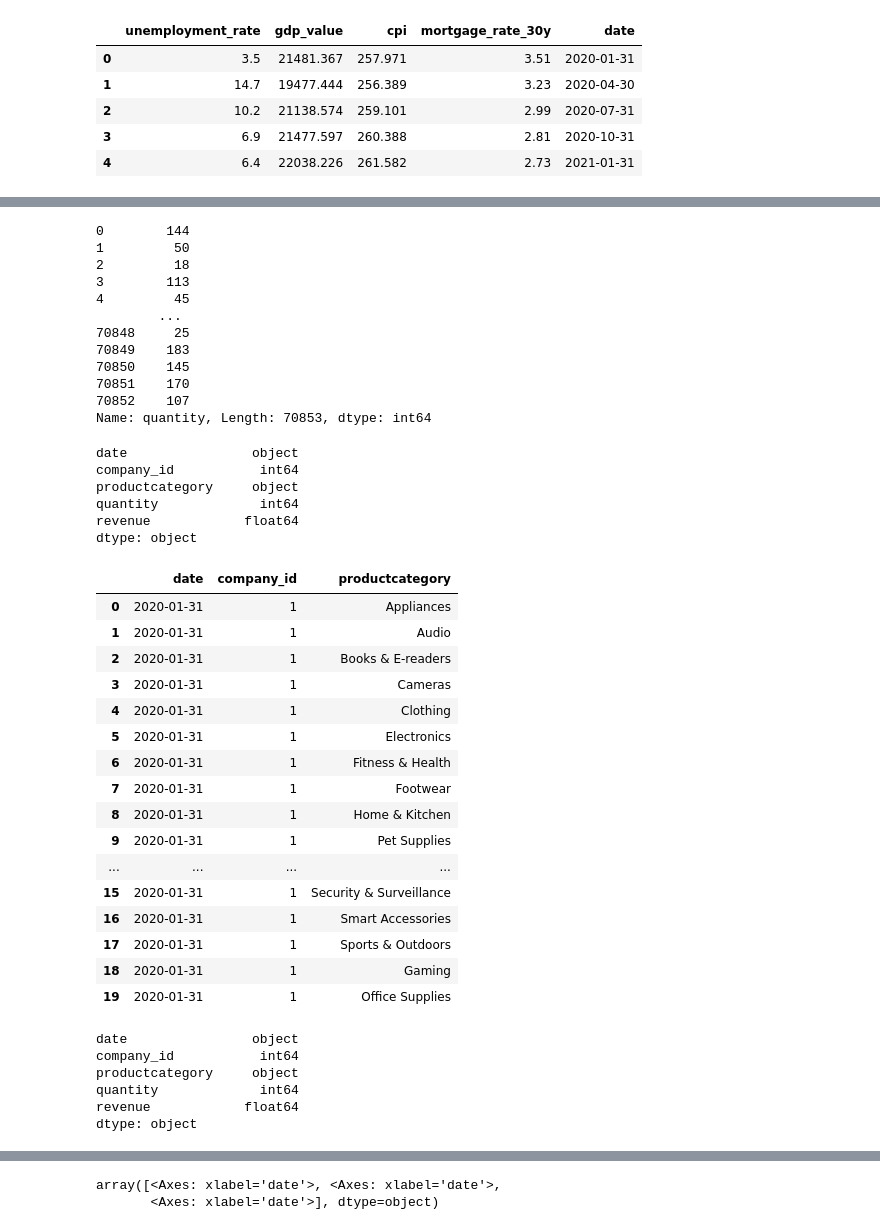
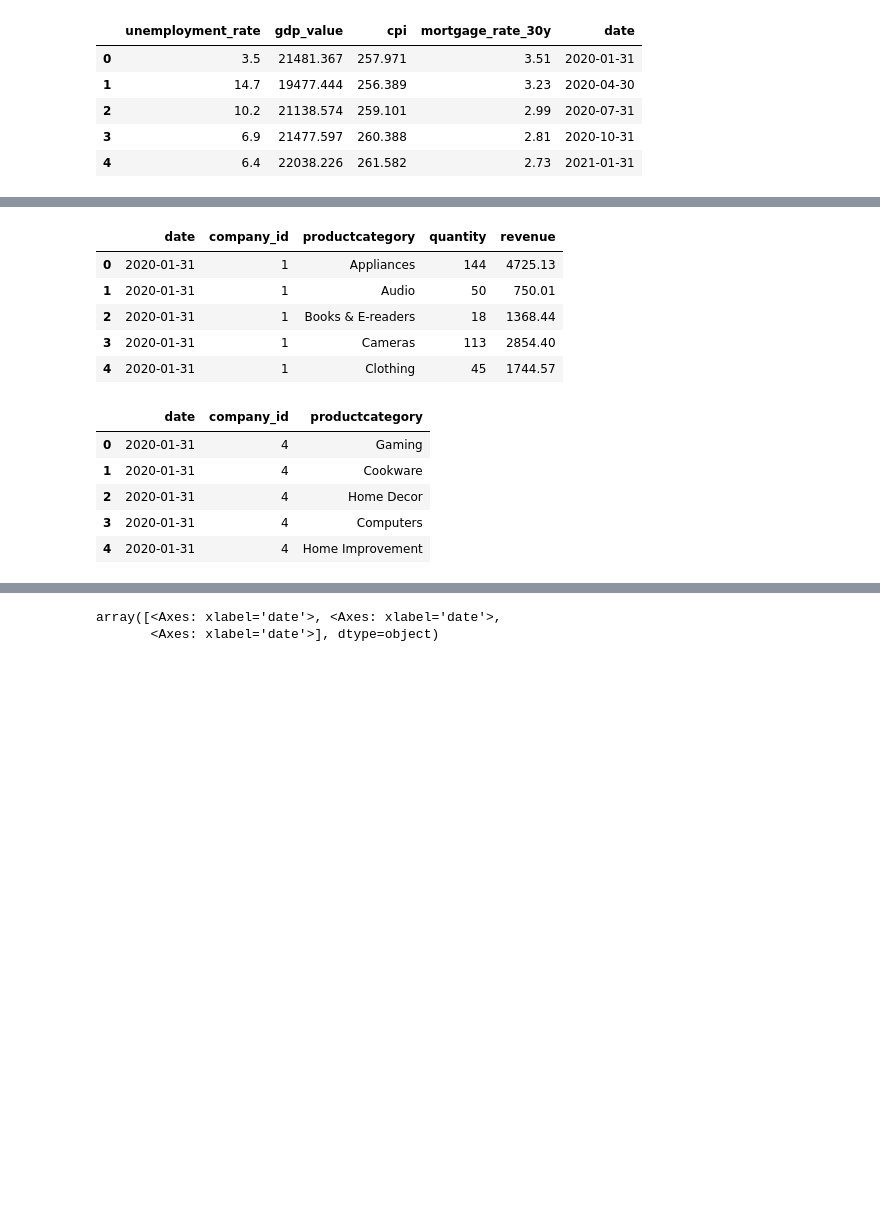
Before and after one commit to RAFAELLOPE/data_mining_project, a Jupyter notebook: analysis/preprocess.ipynb, the cells around one changed output, grey strips where cells are left out. Saved outputs shown, nothing was run; the diff lists cells and outputs as text; code cells hidden in the pictures; blank space fills up the shorter version.

```diff
--- a/analysis/preprocess.ipynb
+++ b/analysis/preprocess.ipynb
@@ -131,6 +122,7 @@ df_purchases_tmp.sort_values(by='date', ascending=True).head()
 # %%
 # Group by date, company_id and productcategory and sum quantity and revenue
-df_purchases_tmp = df_purchases_tmp.groupby(
+
+df_purchases_tmp_agg = df_purchases_tmp.groupby(
     ['date', 'company_id', 'productcategory'],
     as_index=False
 ).agg(
@@ -140,91 +132,53 @@ df_purchases_tmp = df_purchases_tmp.groupby(
     }
 )
 
-df_purchases_tmp = df_purchases_tmp.dropna()
+df_purchases_tmp_agg['date'] = df_purchases_tmp_agg['date'].apply(
+    lambda x: datetime.strptime(str(x), '%Y-%m-%d')
+)
 
-# df_purchases_tmp = df_purchases_tmp.apply(
-#     lambda x: datetime.strftime(str(x), '%y-%m-%d')
-# )
-
-# datetime.strftime(str(df_purchases_tmp.loc[0, 'date']), '%y-%m-%d')
-df_purchases_tmp['quantity']
+df_purchases_tmp_agg.head()
 # %% [output]
-0        144
-1         50
-2         18
-3        113
-4         45
-        ...
-70848     25
-70849    183
-70850    145
-70851    170
-70852    107
-Name: quantity, Length: 70853, dtype: int64
+|  | date | company_id | productcategory | quantity | revenue |
+| 0 | 2020-01-31 | 1 | Appliances | 144 | 4725.13 |
+| 1 | 2020-01-31 | 1 | Audio | 50 | 750.01 |
+| 2 | 2020-01-31 | 1 | Books & E-readers | 18 | 1368.44 |
+| 3 | 2020-01-31 | 1 | Cameras | 113 | 2854.40 |
+| 4 | 2020-01-31 | 1 | Clothing | 45 | 1744.57 |
-# %%
-df_purchases_tmp.dtypes
-# %% [output]
-date                object
-company_id           int64
-productcategory     object
-quantity             int64
-revenue            float64
-dtype: object
 # %%
 ## Fill missing dates with zero values on quantity and revenue
 
-min_date = min(df_purchases_tmp['date'])
-max_date = max(df_purchases_tmp['date'])
+min_date = min(df_purchases_tmp_agg['date'])
+max_date = max(df_purchases_tmp_agg['date'])
 
 dti = pd.DataFrame(
         {'date' : pd.date_range(
             start = min_date,
             end = max_date,
             freq = 'D'
         )}
 )
 
 df_company_ids = df_purchases_tmp[['company_id']].drop_duplicates()
 df_productcategories = df_purchases_tmp[['productcategory']].drop_duplicates()
 
 dti = pd.merge(
     dti,
     df_company_ids,
     how='cross'
 )
 
 dti = pd.merge(
     dti,
     df_productcategories,
     how='cross'
 )
 
-dti.head(20)
+dti.head()
 # %% [output]
 |  | date | company_id | productcategory |
-| 0 | 2020-01-31 | 1 | Appliances |
-| 1 | 2020-01-31 | 1 | Audio |
-| 2 | 2020-01-31 | 1 | Books & E-readers |
-| 3 | 2020-01-31 | 1 | Cameras |
-| 4 | 2020-01-31 | 1 | Clothing |
-| 5 | 2020-01-31 | 1 | Electronics |
-| 6 | 2020-01-31 | 1 | Fitness & Health |
-| 7 | 2020-01-31 | 1 | Footwear |
-| 8 | 2020-01-31 | 1 | Home & Kitchen |
-| 9 | 2020-01-31 | 1 | Pet Supplies |
-| ... | ... | ... | ... |
-| 15 | 2020-01-31 | 1 | Security & Surveillance |
-| 16 | 2020-01-31 | 1 | Smart Accessories |
-| 17 | 2020-01-31 | 1 | Sports & Outdoors |
-| 18 | 2020-01-31 | 1 | Gaming |
-| 19 | 2020-01-31 | 1 | Office Supplies |
+| 0 | 2020-01-31 | 4 | Gaming |
+| 1 | 2020-01-31 | 4 | Cookware |
+| 2 | 2020-01-31 | 4 | Home Decor |
+| 3 | 2020-01-31 | 4 | Computers |
+| 4 | 2020-01-31 | 4 | Home Improvement |
-# %%
-df_purchases_tmp.dtypes
-# %% [output]
-date                object
-company_id           int64
-productcategory     object
-quantity             int64
-revenue            float64
-dtype: object
 # %%
```
Also changed, not shown: parts of 15 cells of this notebook, 1 other file.
